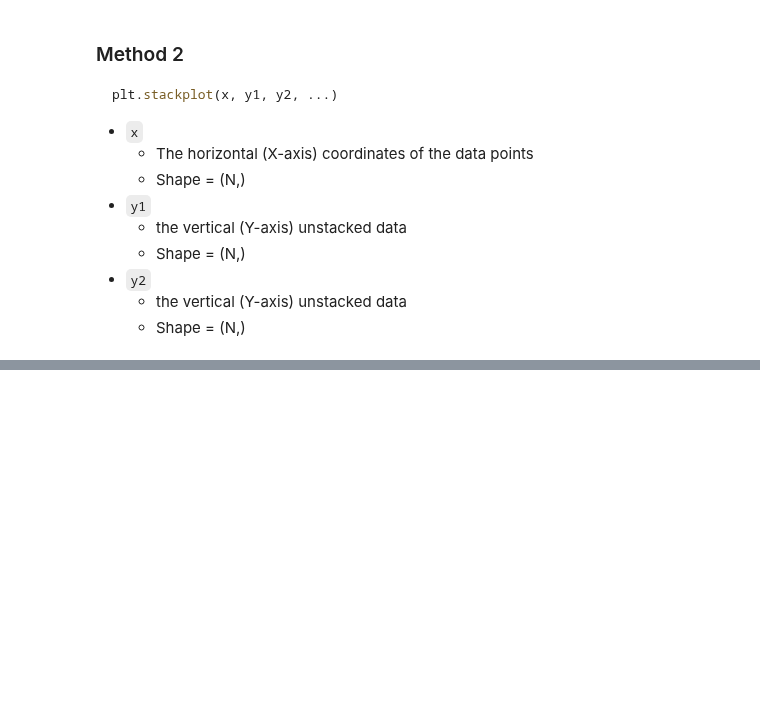
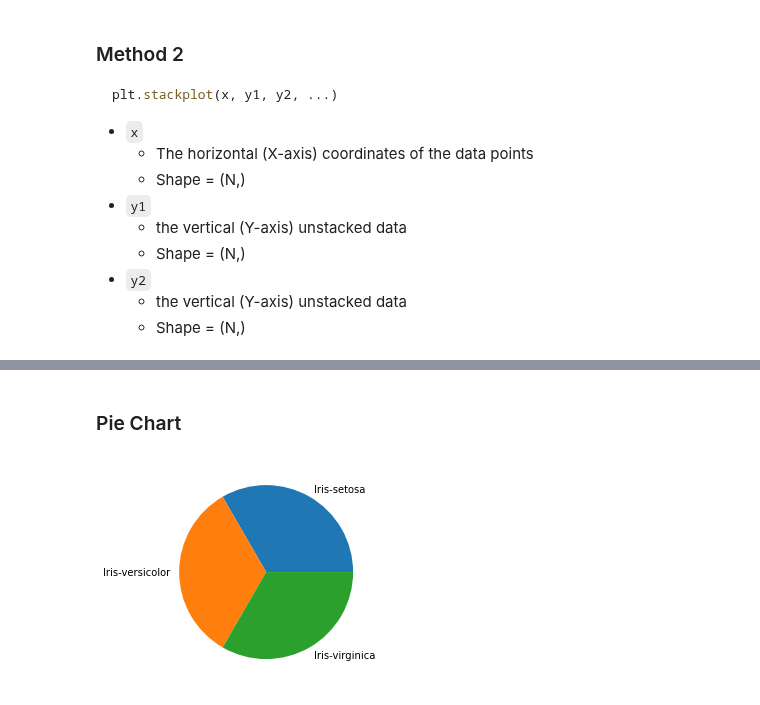
Before and after one commit to adhang/data-science-digital-skola, a Jupyter notebook: 15. Intermediate Visualization/Homework - Intermediate Visualization.ipynb, the cells around one changed output, grey strips where cells are left out. Cells and saved outputs as stored; diff of their text form; code cells hidden in the pictures; blank space fills up the shorter version.

```diff
--- a/15. Intermediate Visualization/Homework - Intermediate Visualization.ipynb
+++ b/15. Intermediate Visualization/Homework - Intermediate Visualization.ipynb
@@ -115,0 +227,9 @@ plt.stackplot(x, y1, y2, ...)
+# %% [markdown]
+### Pie Chart
+# %%
+species_count = data['Species'].value_counts(normalize=True)
+
+plt.pie(x=species_count, labels=species_count.index)
+plt.show()
+# %% [output]
+[figure, added]
```
Also changed, not shown: parts of 32 cells of this notebook.
